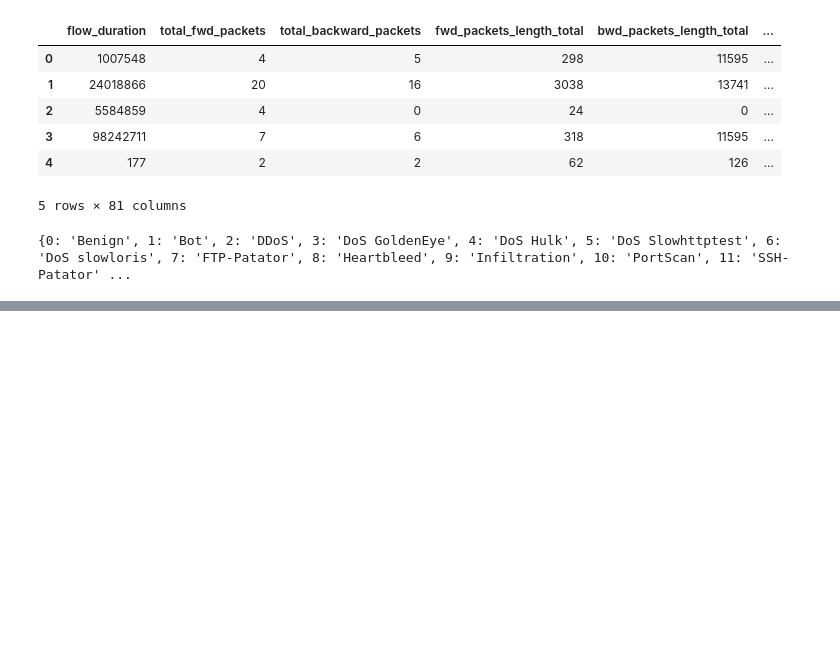
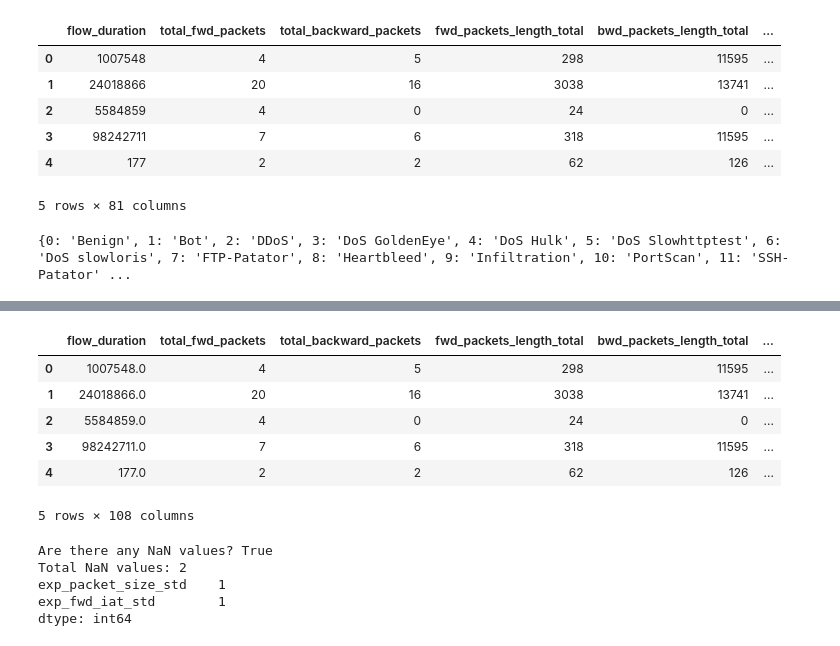
Before and after one commit to HarishDeepak/network-intrusion-detection-system, a Jupyter notebook: Data_cleaning/Copy_of_Preprocessing.ipynb, the cells around one changed output, grey strips where cells are left out. Drawn from its saved outputs; the diff is of its cells as text; code cells hidden in the pictures; blank space fills up the shorter version.

```diff
--- a/Data_cleaning/Copy_of_Preprocessing.ipynb
+++ b/Data_cleaning/Copy_of_Preprocessing.ipynb
@@ -425,0 +491,18 @@ memory usage: 213.5+ MB
+# %%
+df_balanced['flag_change_rate'] = df_balanced['total_flag_count'] / ((df_balanced['flow_duration'] / 1e6) + eps)
+anomaly_feats = ['burst_ratio', 'active_cv', 'flag_change_rate']  # Check these really exist!
+for col in anomaly_feats:
+    df_balanced[col + "_scaled"] = MinMaxScaler().fit_transform(df_balanced[[col]])
+
+df_balanced['flow_anomaly_index'] = df_balanced[[c + "_scaled" for c in anomaly_feats]].sum(axis=1)
+# Step 4: Drop intermediate columns to keep only the binary flag
+df_balanced = df_balanced.drop(['burst_ratio_scaled', 'active_cv_scaled','flag_change_rate_scaled'], axis=1)
+df_balanced.head(5)
+# %% [output]
+|  | flow_duration | total_fwd_packets | total_backward_packets | fwd_packets_length_total | bwd_packets_length_total | ... |
+| 0 | 1007548.0 | 4 | 5 | 298 | 11595 | ... |
+| 1 | 24018866.0 | 20 | 16 | 3038 | 13741 | ... |
+| 2 | 5584859.0 | 4 | 0 | 24 | 0 | ... |
+| 3 | 98242711.0 | 7 | 6 | 318 | 11595 | ... |
+| 4 | 177.0 | 2 | 2 | 62 | 126 | ... |
+5 rows × 108 columns
@@ -425,0 +517,18 @@ memory usage: 213.5+ MB
+# %%
+has_nans = df_balanced.isnull().values.any()
+print(f"Are there any NaN values? {has_nans}")
+
+total_nans = df_balanced.isnull().sum().sum()
+print(f"Total NaN values: {total_nans}")
+
+nan_per_column = df_balanced.isnull().sum()
+print(nan_per_column[nan_per_column > 0])
+
+df_balanced = df_balanced.replace([np.inf, -np.inf], np.nan)
+df_balanced.dropna(inplace=True)
+# %% [output]
+Are there any NaN values? True
+Total NaN values: 2
+exp_packet_size_std    1
+exp_fwd_iat_std        1
+dtype: int64
```
Also changed, not shown: parts of 14 cells of this notebook.
